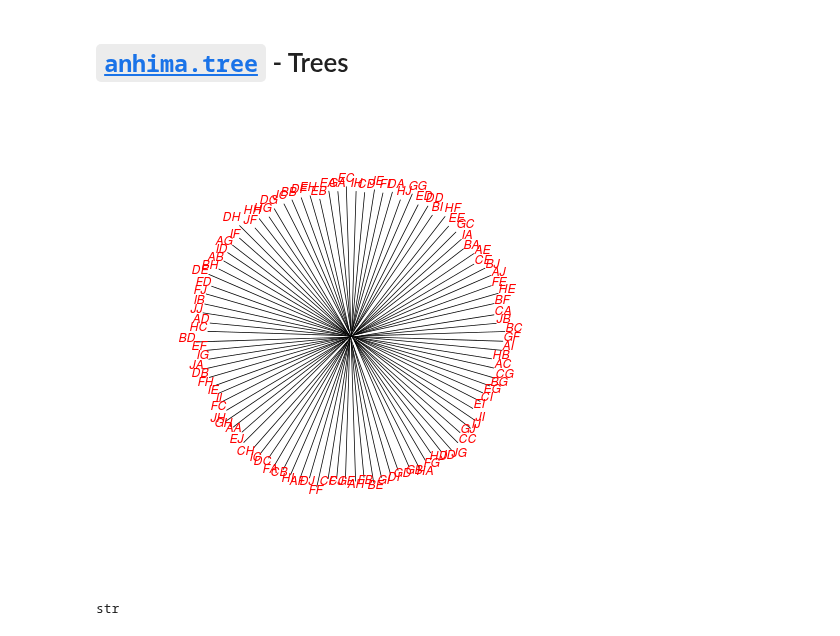
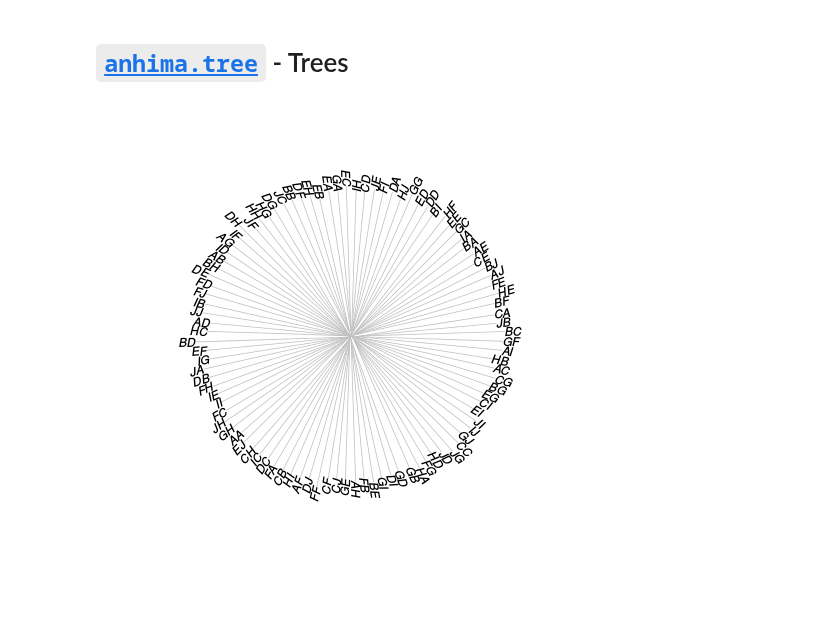
Before and after one commit to alimanfoo/anhima, a Jupyter notebook: examples/tree.ipynb, the cells around one changed output. Drawn from its saved outputs; the diff is of its cells as text; code cells hidden in the pictures.

```diff
--- a/examples/tree.ipynb
+++ b/examples/tree.ipynb
@@ -35,16 +37,17 @@ genotypes_related = np.concatenate([genotypes_subpop1, genotypes_subpop2], axis=
 gnr = anhima.gt.as_n_alt(genotypes_related)
 # %%
 # calculate pairwise distance
-d, ds = anhima.dist.pairwise_distance(gn)
-dr, dsr = anhima.dist.pairwise_distance(gnr)
+d, s = anhima.dist.pairwise_distance(gn, metric='euclidean')
+dr, sr = anhima.dist.pairwise_distance(gnr, metric='euclidean')
 # %%
 # build a neighbour joining tree
-t = anhima.tree.nj(ds, labels=samples)
-tr = anhima.tree.nj(dsr, labels=samples)
+t = anhima.tree.nj(s, labels=samples)
+tr = anhima.tree.nj(sr, labels=samples)
 # %%
 anhima.tree.plot_phylo(t, plot_kwargs={'type': 'unrooted',
-                                       'tip.color': 'red',
-                                       'edge.color': 'black'})
+                                       'tip.color': 'black',
+                                       'edge.color': 'gray',
+                                       'lab4ut': 'axial'})
 # %% [output]
-[figure, old version]
+[figure, new version]
 # %%
@@ -65,4 +63,0 @@ edge_colors = anhima.tree.color_edges_by_group_majority(tr,
-# %%
-type(samples[0])
-# %% [output]
-str
```
Also changed, not shown: parts of 6 cells of this notebook, 9 other files.
